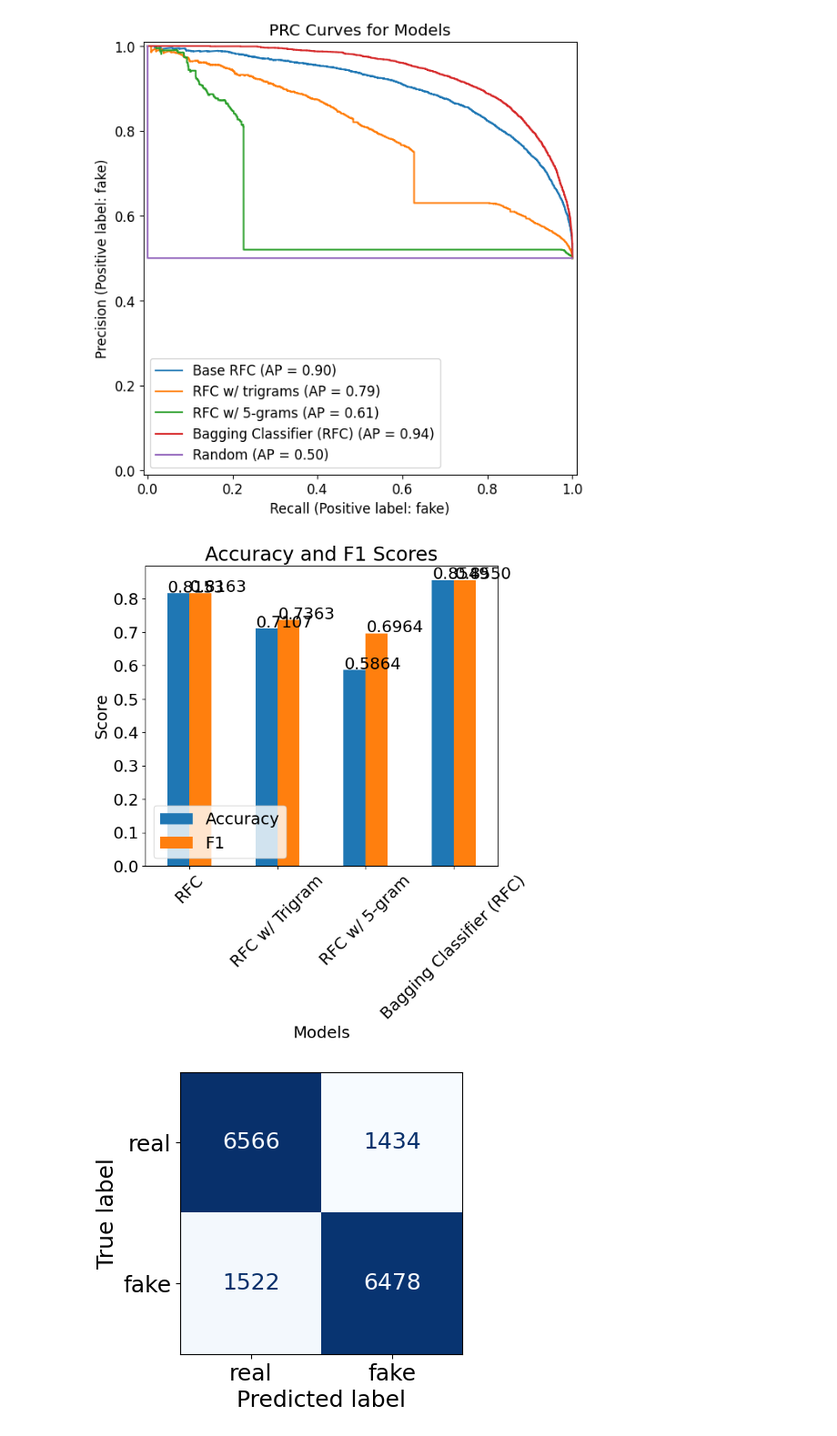
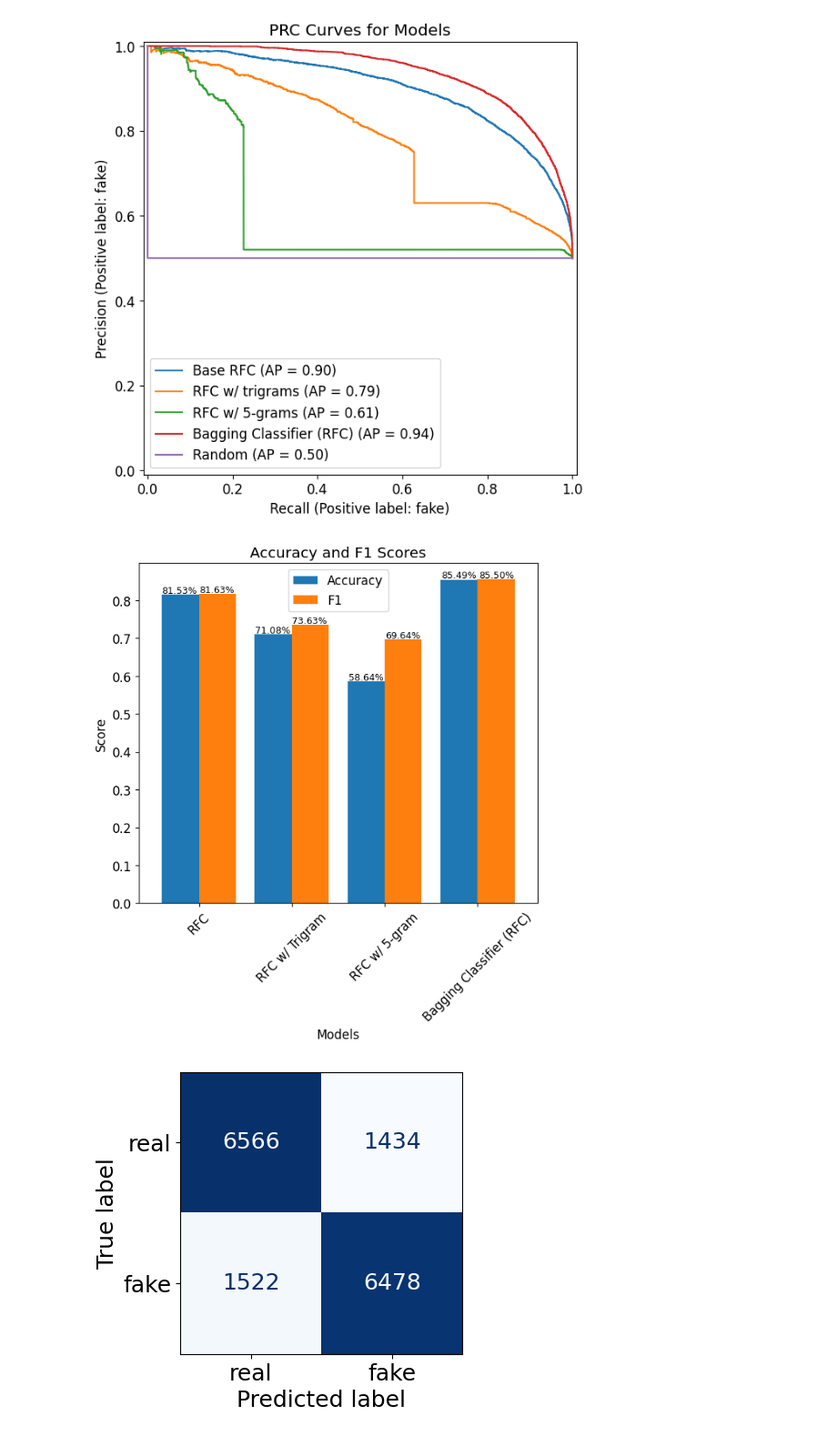
Before and after one commit to TomSterQaz/CSCE439_FinalProject, a Jupyter notebook: WhatAmIReading.ipynb, the cells around one changed output. Shown at 91% size. Saved outputs shown, nothing was run; the diff lists cells and outputs as text; code cells hidden in the pictures.

```diff
--- a/WhatAmIReading.ipynb
+++ b/WhatAmIReading.ipynb
@@ -204,17 +204,17 @@ predictions = [rfc.predict(tfidf_test_arts_vector),
 # %%
 accuracy_scores = [accuracy_score(testing_labels, prediction) for prediction in predictions]
 f1_scores = [f1_score(testing_labels, prediction, pos_label="real") for prediction in predictions]
-
+matplotlib.rcParams.update({'font.size': 12})
 df = pd.DataFrame({"Accuracy" : accuracy_scores, "F1" : f1_scores},index=["RFC", "RFC w/ Trigram", "RFC w/ 5-gram", "Bagging Classifier (RFC)"])
-ax = df.plot(kind='barh', rot=45, figsize=(7, 6))
+ax = df.plot(kind='bar', rot=45, figsize=(7, 6),width=0.8)
 for p in ax.patches:
-    ax.annotate(f'{p.get_height():.2f}', (p.get_x() * 1.005, p.get_height() * 1.005))
+    ax.annotate(f'{p.get_height()*100:.2f}%', (p.get_x() * 1.005, p.get_height() * 1.005), ha='left',fontsize=9)
 plt.xlabel("Models")
 plt.ylabel("Score")
 plt.title("Accuracy and F1 Scores")
 plt.show()
 # %% [output]
-[figure, old version]
+[figure, new version]
 # %%
 labels = ['real','fake']
 matplotlib.rcParams.update({'font.size': 18})
```
